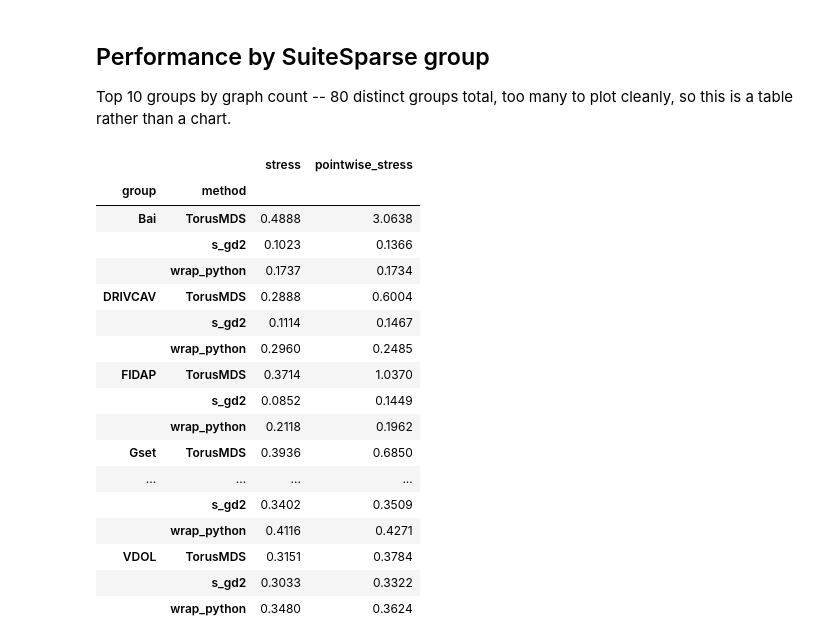
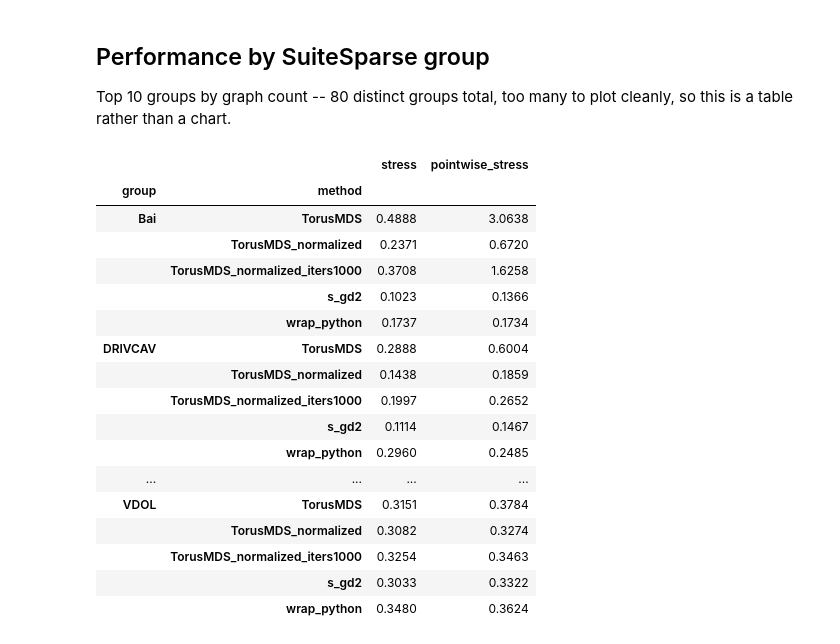
Before and after one commit to JacobLMiller/torus-mds, a Jupyter notebook: verification_experiments/suitesparse_results.ipynb, the cells around one changed output. Cells and saved outputs as stored; diff of their text form; code cells hidden in the pictures.

```diff
--- a/verification_experiments/suitesparse_results.ipynb
+++ b/verification_experiments/suitesparse_results.ipynb
@@ -5,9 +5,18 @@ import matplotlib.pyplot as plt
 import matplotlib.ticker as mticker
 
 df = pd.read_csv('./results/suitesparse_comparison.csv')
+df_norm = pd.read_csv('./results/suitesparse_normalized_comparison.csv').assign(method='TorusMDS_normalized')
+df_norm_1k = pd.read_csv('./results/suitesparse_normalized_iters1000_comparison.csv').assign(method='TorusMDS_normalized_iters1000')
+df = pd.concat([df, df_norm, df_norm_1k], ignore_index=True)
 
-METHODS = ['s_gd2', 'TorusMDS', 'wrap_python']
-COLORS  = {'s_gd2': '#4C72B0', 'TorusMDS': '#DD8452', 'wrap_python': '#55A868'}
+METHODS = ['s_gd2', 'TorusMDS', 'TorusMDS_normalized', 'TorusMDS_normalized_iters1000', 'wrap_python']
+COLORS  = {
+    's_gd2': '#4C72B0',
+    'TorusMDS': '#DD8452',
+    'TorusMDS_normalized': '#C44E52',
+    'TorusMDS_normalized_iters1000': '#8172B2',
+    'wrap_python': '#55A868',
+}
 METRICS = ['stress', 'pointwise_stress']
 LABELS  = {
     'stress':           'Normalized stress',
@@ -22,8 +31,8 @@ data = {m: df[df['method'] == m] for m in METHODS}
 print('--- overall ---')
 print(df.groupby('method')[METRICS + ['t_embed']].agg(['mean', 'std']).round(4))
 print('\n--- graph counts (wrap_python is capped at n <= wrap-python-max-n, so it has fewer) ---')
-print(df.groupby('method')['exp_idx'].nunique())
+print(df.groupby('method')['matrix_id'].nunique())
 print('\n--- top 10 SuiteSparse groups by graph count ---')
-print(df.drop_duplicates('exp_idx')['group'].value_counts().head(10))
+print(df.drop_duplicates('matrix_id')['group'].value_counts().head(10))
 # %% [output]
 --- overall ---
@@ -173,30 +184,30 @@ summary
 
 Top 10 groups by graph count -- 80 distinct groups total, too many to plot cleanly, so this is a table rather than a chart.
 # %%
-top_groups = df.drop_duplicates('exp_idx')['group'].value_counts().head(10).index
+top_groups = df.drop_duplicates('matrix_id')['group'].value_counts().head(10).index
 by_group = (
     df[df['group'].isin(top_groups)]
     .groupby(['group', 'method'])[['stress', 'pointwise_stress']]
     .mean()
     .round(4)
 )
 by_group
 # %% [output]
 |  |  | stress | pointwise_stress |
 | group | method |  |  |
 | Bai | TorusMDS | 0.4888 | 3.0638 |
+|  | TorusMDS_normalized | 0.2371 | 0.6720 |
+|  | TorusMDS_normalized_iters1000 | 0.3708 | 1.6258 |
 |  | s_gd2 | 0.1023 | 0.1366 |
 |  | wrap_python | 0.1737 | 0.1734 |
 | DRIVCAV | TorusMDS | 0.2888 | 0.6004 |
+|  | TorusMDS_normalized | 0.1438 | 0.1859 |
+|  | TorusMDS_normalized_iters1000 | 0.1997 | 0.2652 |
 |  | s_gd2 | 0.1114 | 0.1467 |
 |  | wrap_python | 0.2960 | 0.2485 |
-| FIDAP | TorusMDS | 0.3714 | 1.0370 |
-|  | s_gd2 | 0.0852 | 0.1449 |
-|  | wrap_python | 0.2118 | 0.1962 |
-| Gset | TorusMDS | 0.3936 | 0.6850 |
 | ... | ... | ... | ... |
-|  | s_gd2 | 0.3402 | 0.3509 |
-|  | wrap_python | 0.4116 | 0.4271 |
 | VDOL | TorusMDS | 0.3151 | 0.3784 |
+|  | TorusMDS_normalized | 0.3082 | 0.3274 |
+|  | TorusMDS_normalized_iters1000 | 0.3254 | 0.3463 |
 |  | s_gd2 | 0.3033 | 0.3322 |
 |  | wrap_python | 0.3480 | 0.3624 |
```
Also changed, not shown: parts of 5 cells of this notebook, 1 other file.
